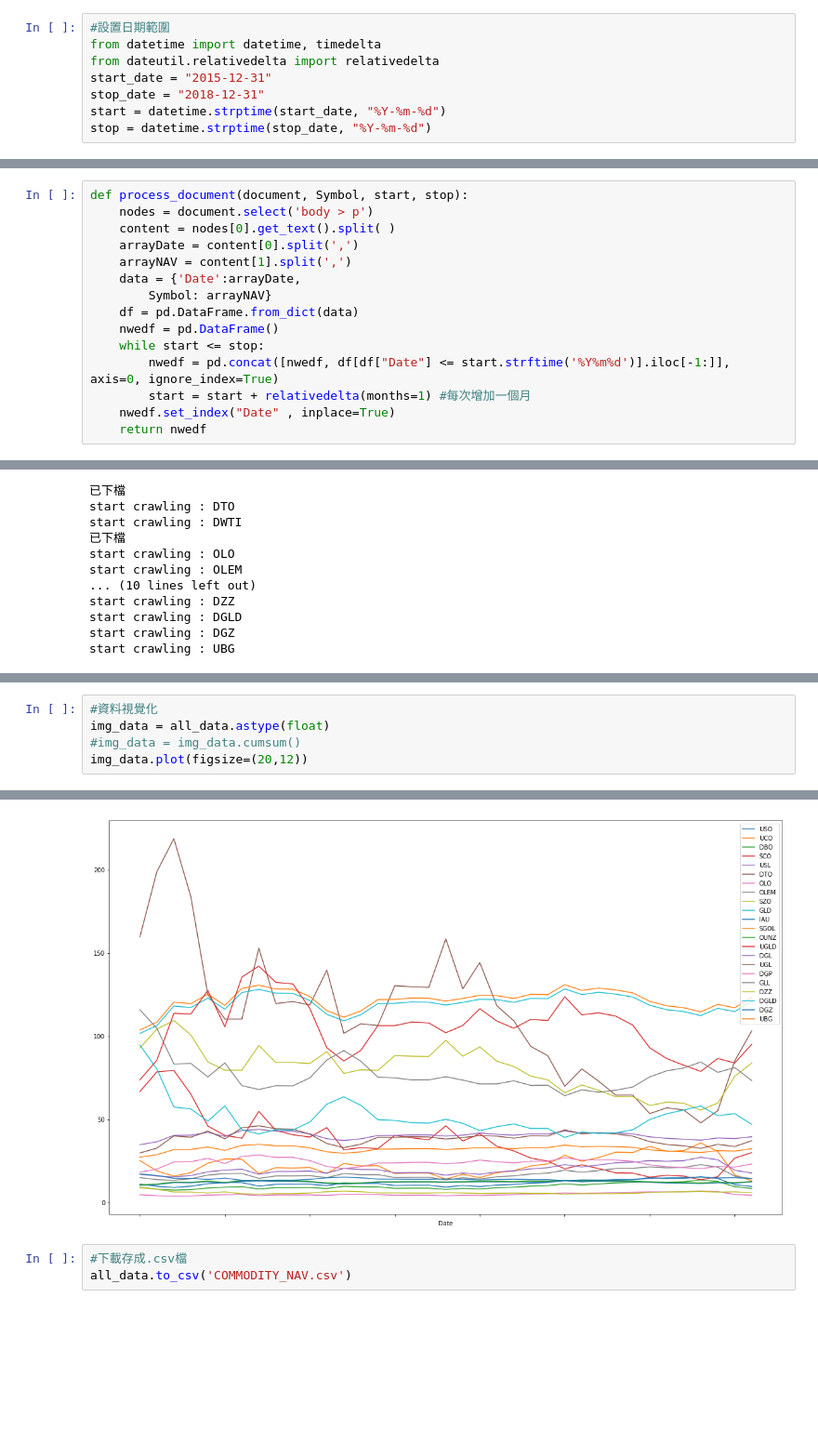
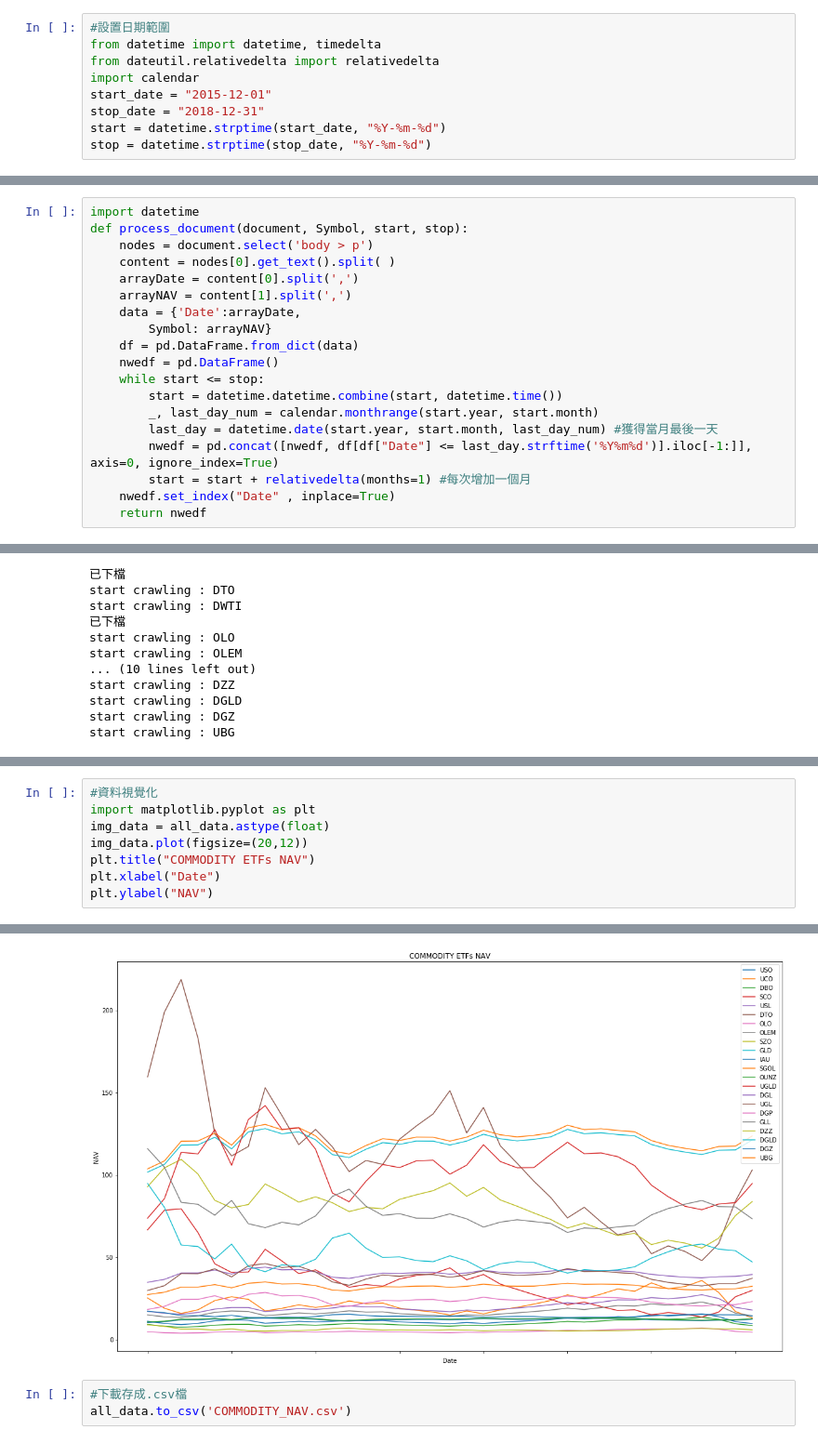
Before and after one commit to syuan0624/FinTech, a Jupyter notebook: HW1/Commodity_ETFs.ipynb, the cells around one changed output, grey strips where cells are left out. Shown: that part at 93% size. Saved outputs shown, nothing was run; the diff lists cells and outputs as text; blank space fills up the shorter version.

```diff
--- a/HW1/Commodity_ETFs.ipynb
+++ b/HW1/Commodity_ETFs.ipynb
@@ -36,7 +36,8 @@ https://www.moneydj.com/etf/x/Basic/ETF/X/xdjbcd/Basic0003BCD.xdjbcd?etfid=+[代
 #設置日期範圍
 from datetime import datetime, timedelta
 from dateutil.relativedelta import relativedelta
-start_date = "2015-12-31"
+import calendar
+start_date = "2015-12-01"
 stop_date = "2018-12-31"
 start = datetime.strptime(start_date, "%Y-%m-%d")
 stop = datetime.strptime(stop_date, "%Y-%m-%d")
@@ -44,6 +45,7 @@ stop = datetime.strptime(stop_date, "%Y-%m-%d")
 import requests
 from bs4 import BeautifulSoup as bs
 # %%
+import datetime
 def process_document(document, Symbol, start, stop):
     nodes = document.select('body > p')
     content = nodes[0].get_text().split( )
@@ -54,7 +56,10 @@ def process_document(document, Symbol, start, stop):
     df = pd.DataFrame.from_dict(data)
     nwedf = pd.DataFrame()
     while start <= stop:
-        nwedf = pd.concat([nwedf, df[df["Date"] <= start.strftime('%Y%m%d')].iloc[-1:]], axis=0, ignore_index=True)
+        start = datetime.datetime.combine(start, datetime.time())
+        _, last_day_num = calendar.monthrange(start.year, start.month)
+        last_day = datetime.date(start.year, start.month, last_day_num) #獲得當月最後一天
+        nwedf = pd.concat([nwedf, df[df["Date"] <= last_day.strftime('%Y%m%d')].iloc[-1:]], axis=0, ignore_index=True)
         start = start + relativedelta(months=1) #每次增加一個月
     nwedf.set_index("Date" , inplace=True)
     return nwedf
@@ -112,7 +117,10 @@ all_data
 37 rows × 22 columns
 # %%
 #資料視覺化
+import matplotlib.pyplot as plt
 img_data = all_data.astype(float)
-#img_data = img_data.cumsum()
 img_data.plot(figsize=(20,12))
+plt.title("COMMODITY ETFs NAV")
+plt.xlabel("Date")
+plt.ylabel("NAV")
 # %% [output]
@@ -120,4 +128,4 @@ img_data.plot(figsize=(20,12))
-[figure, old version]
+[figure, new version]
 # %%
 #下載存成.csv檔
 all_data.to_csv('COMMODITY_NAV.csv')
```
Also changed, not shown: parts of 2 cells of this notebook, 1 other file.
